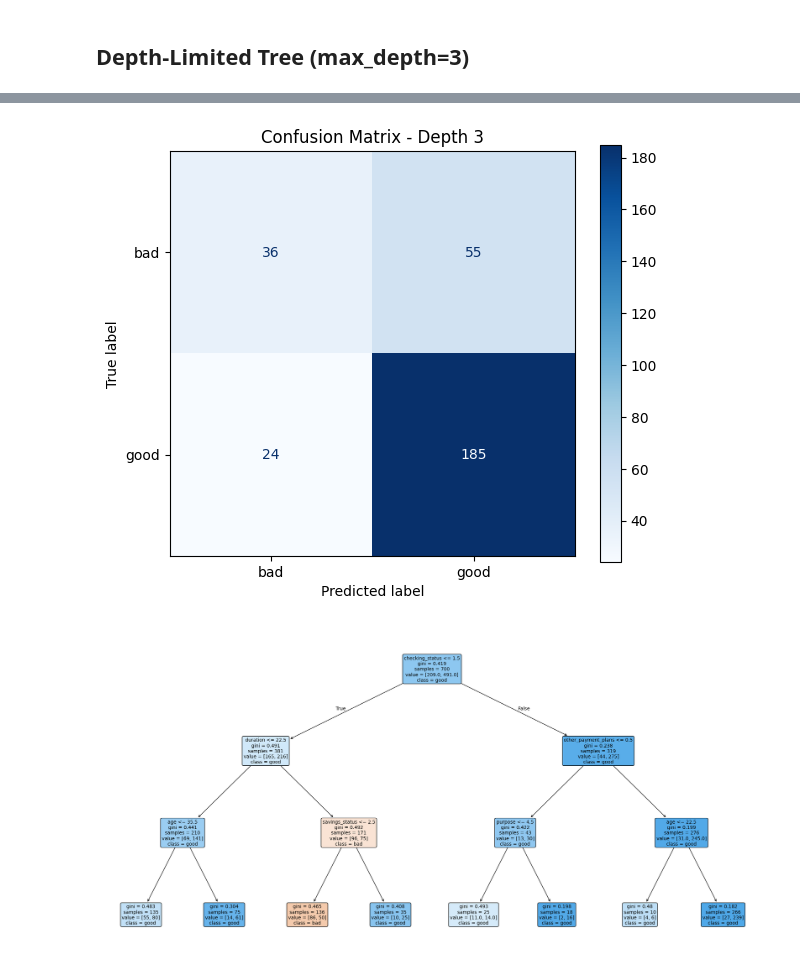
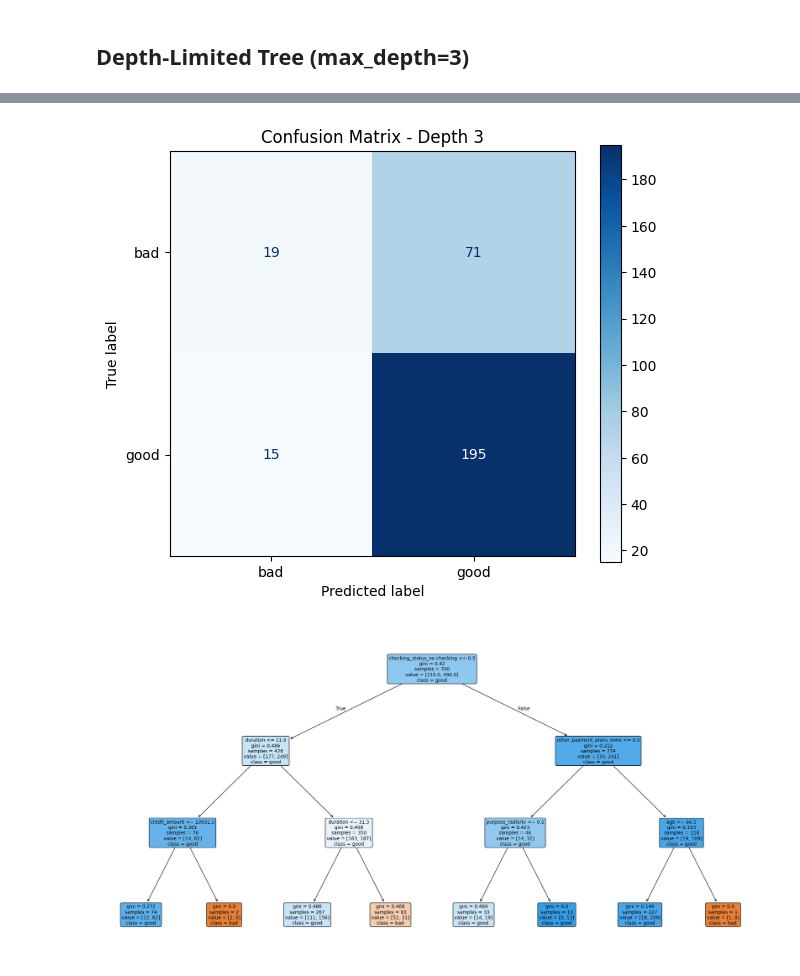
Before and after one commit to cezar03/ExplainableAI, a Jupyter notebook: decision_tree.ipynb, the cells around one changed output, grey strips where cells are left out. Saved outputs shown, nothing was run; the diff lists cells and outputs as text; code cells hidden in the pictures.

```diff
--- a/decision_tree.ipynb
+++ b/decision_tree.ipynb
@@ -12,13 +18,0 @@ from sklearn.metrics import accuracy_score, precision_score, recall_score, confu
-# %%
-data, meta = arff.loadarff('dataset_31_credit-g.arff')
-
-df = pd.DataFrame(data)
-
-for col in df.columns:
-    if df[col].dtype == 'object':
-        try:
-            df[col] = df[col].str.decode('utf-8')
-        except:
-            pass
-
-df.head()
@@ -33,12 +18,0 @@ df.head()
-# %%
-X = df.drop(columns=['class'])
-y = df['class']
-
-# Encode categorical features
-le = LabelEncoder()
-X_encoded = X.copy()
-for col in X_encoded.select_dtypes(include=['object']).columns:
-    X_encoded[col] = le.fit_transform(X_encoded[col])
-
-y_encoded = le.fit_transform(y)
-class_names = le.classes_
@@ -44,0 +58,7 @@ class_names = le.classes_
+# %%
+X_encoded = X_ohe.copy()
+y_encoded = y.copy()
+
+class_names = sorted(pd.Series(y_encoded).unique().tolist())
+
+X_encoded.head()
@@ -45,5 +73,11 @@ class_names = le.classes_
 # %%
-X_train, X_test, y_train, y_test = train_test_split(X_encoded, y_encoded, test_size=0.3, random_state=42)
+X_train, X_test, y_train, y_test = train_test_split(
+    X_encoded,
+    y_encoded,
+    test_size=0.3,
+    random_state=42,
+    stratify=y_encoded,
+ )
 # %% [markdown]
 ## Depth-Limited Tree (max_depth=5)
 # %%
@@ -101,18 +187,26 @@ Recall:    0.8852
 # %%
-cm_d3 = confusion_matrix(y_test, y_pred_d3)
+cm_d3 = confusion_matrix(y_test, y_pred_d3, labels=class_names)
 disp = ConfusionMatrixDisplay(confusion_matrix=cm_d3, display_labels=class_names)
 fig, ax = plt.subplots(figsize=(6, 5))
 disp.plot(ax=ax, colorbar=True, cmap='Blues')
 ax.set_title('Confusion Matrix - Depth 3')
 plt.tight_layout()
 plt.show()
 # %% [output]
-[figure, old version]
+[figure, new version]
 # %%
 fig, ax = plt.subplots(figsize=(20, 10))
-plot_tree(clf_d3, feature_names=X_encoded.columns.tolist(), class_names=class_names, filled=True, rounded=True, fontsize=10, ax=ax)
+plot_tree(
+    clf_d3,
+    feature_names=X_encoded.columns.tolist(),
+    class_names=class_names,
+    filled=True,
+    rounded=True,
+    fontsize=10,
+    ax=ax,
+ )
 plt.tight_layout()
 plt.savefig('decision_tree_depth3.png', dpi=150, bbox_inches='tight')
 plt.show()
 # %% [output]
-[figure, old version]
+[figure, new version]
```
Also changed, not shown: parts of 10 cells of this notebook, 5 other files.
